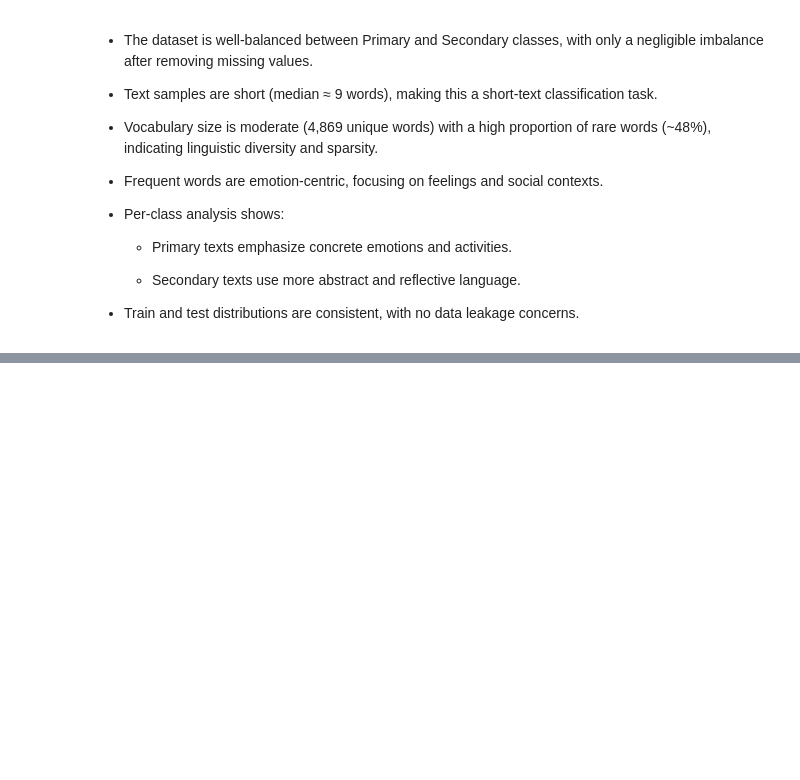
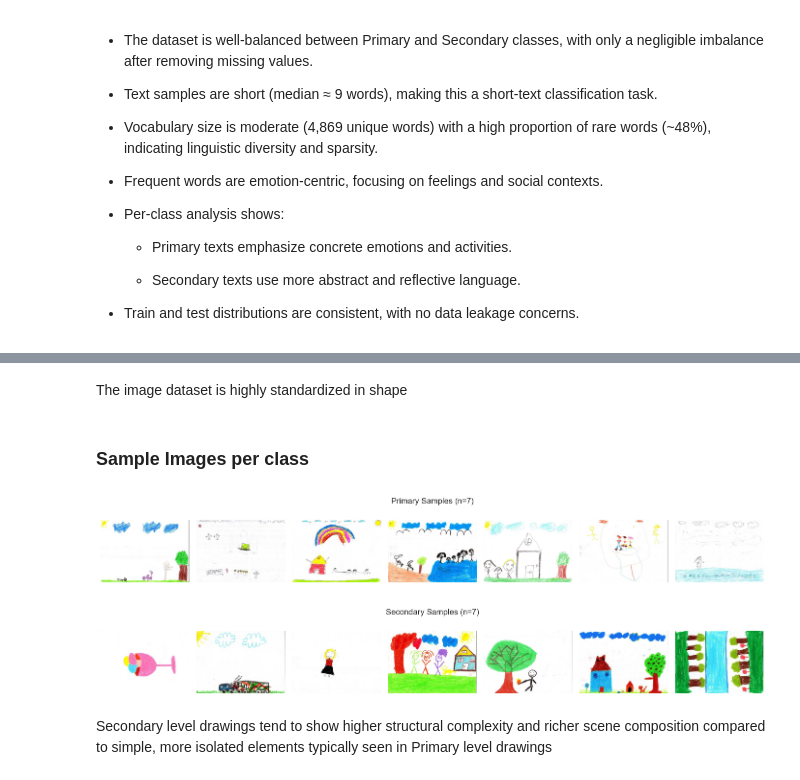
Before and after one commit to sanidavidanagama/DSGP15_Project, a Jupyter notebook: ml-models/education/notebooks/education_eda.ipynb, the cells around one changed output, grey strips where cells are left out. Drawn from its saved outputs; the diff is of its cells as text; code cells hidden in the pictures; blank space fills up the shorter version.

Commit message:
feat: eda with image analysis

```diff
--- a/ml-models/education/notebooks/education_eda.ipynb
+++ b/ml-models/education/notebooks/education_eda.ipynb
@@ -435,0 +485,14 @@ While both classes express emotions, Primary texts tend to focus on immediate ex
+# %%
+sizes = []
+ratios = []
+
+for cls in os.listdir(IMAGE_TRAIN):
+    cls_path = os.path.join(IMAGE_TRAIN, cls)
+    if not os.path.isdir(cls_path):
+        continue
+    for img in os.listdir(cls_path):
+        img_path = os.path.join(cls_path, img)
+        with Image.open(img_path) as im:
+            w, h = im.size
+            sizes.append((w, h))
+            ratios.append(w / h)
@@ -435,0 +524,29 @@ While both classes express emotions, Primary texts tend to focus on immediate ex
+# %% [markdown]
+The image dataset is highly standardized in shape
+# %% [markdown]
+### Sample Images per class
+# %%
+def show_class_samples(root, class_name, n=5):
+    cls_path = os.path.join(root, class_name)
+    images = random.sample(os.listdir(cls_path), n)
+
+    plt.figure(figsize=(n*2, 2))
+    for i, img in enumerate(images):
+        img_path = os.path.join(cls_path, img)
+        im = Image.open(img_path)
+
+        plt.subplot(1, n, i+1)
+        plt.imshow(im)
+        plt.axis("off")
+
+    plt.suptitle(f"{class_name} Samples (n={n})")
+    plt.tight_layout()
+    plt.show()
+# %%
+show_class_samples(IMAGE_TRAIN, "Primary", n=7)
+show_class_samples(IMAGE_TRAIN, "Secondary", n=7)
+# %% [output]
+[figure, added]
+[figure, added]
+# %% [markdown]
+Secondary level drawings tend to show higher structural complexity and richer scene composition compared to simple, more isolated elements typically seen in Primary level drawings
```
Also changed, not shown: parts of 13 cells of this notebook.
